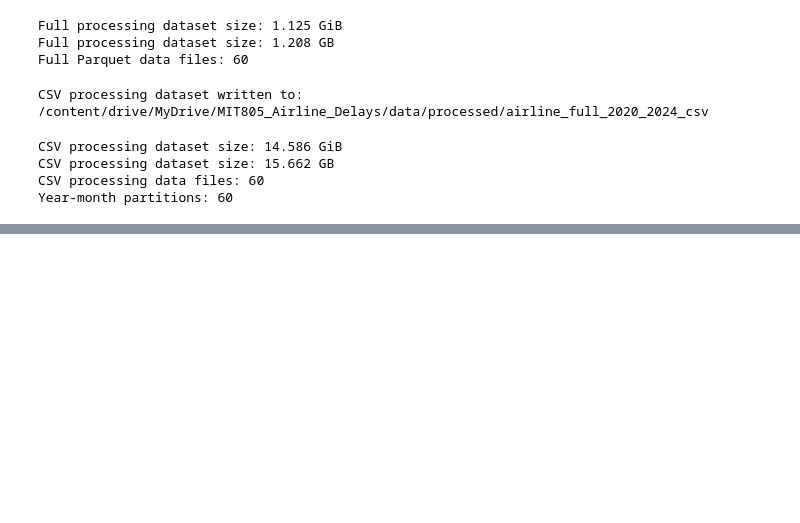
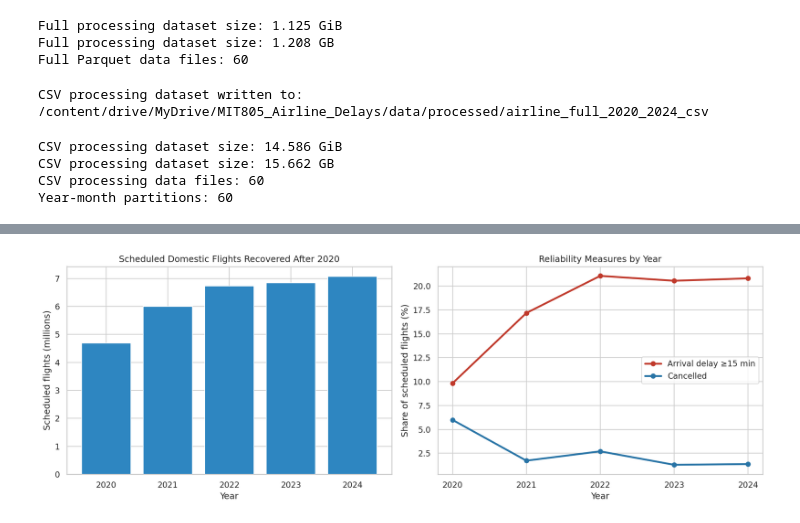
Before and after one commit to Pumlisa97/mit805-airline-delays-pyspark, a Jupyter notebook: notebooks/02_part1_pyspark_preparation_and_eda.ipynb, the cells around one changed output, grey strips where cells are left out. Drawn from its saved outputs; the diff is of its cells as text; code cells hidden in the pictures; blank space fills up the shorter version.

```diff
--- a/notebooks/02_part1_pyspark_preparation_and_eda.ipynb
+++ b/notebooks/02_part1_pyspark_preparation_and_eda.ipynb
@@ -371,0 +2143,62 @@ Year-month partitions: 60
+# %%
+from pathlib import Path
+import pandas as pd
+import matplotlib.pyplot as plt
+import seaborn as sns
+from pyspark.sql import functions as F
+
+FIGURES_DIR = DATA_ROOT / "figures"
+FIGURES_DIR.mkdir(parents=True, exist_ok=True)
+
+sns.set_theme(style="whitegrid", context="notebook")
+plt.rcParams["figure.dpi"] = 150
+plt.rcParams["savefig.dpi"] = 300
+plt.rcParams["font.family"] = "DejaVu Sans"
+
+yearly_pd = yearly_trends.toPandas()
+monthly_pd = monthly_seasonality.toPandas()
+hourly_pd = hourly_performance.toPandas()
+routes_pd = route_performance.toPandas()
+# %%
+fig, axes = plt.subplots(1, 2, figsize=(14, 5))
+
+axes[0].bar(
+    yearly_pd["Year"].astype(str),
+    yearly_pd["scheduled_flights"] / 1_000_000,
+    color="#2E86C1"
+)
+axes[0].set(
+    title="Scheduled Domestic Flights Recovered After 2020",
+    xlabel="Year",
+    ylabel="Scheduled flights (millions)"
+)
+
+axes[1].plot(
+    yearly_pd["Year"],
+    yearly_pd["arrival_delay_15m_rate"] * 100,
+    marker="o",
+    linewidth=2.5,
+    color="#C0392B",
+    label="Arrival delay ≥15 min"
+)
+axes[1].plot(
+    yearly_pd["Year"],
+    yearly_pd["cancellation_rate"] * 100,
+    marker="o",
+    linewidth=2.5,
+    color="#2874A6",
+    label="Cancelled"
+)
+axes[1].set(
+    title="Reliability Measures by Year",
+    xlabel="Year",
+    ylabel="Share of scheduled flights (%)",
+    xticks=yearly_pd["Year"]
+)
+axes[1].legend()
+
+plt.tight_layout()
+plt.savefig(FIGURES_DIR / "01_yearly_volume_and_reliability.png", bbox_inches="tight")
+plt.show()
+# %% [output]
+[figure, added]
```
Also changed, not shown: parts of 57 cells of this notebook.
